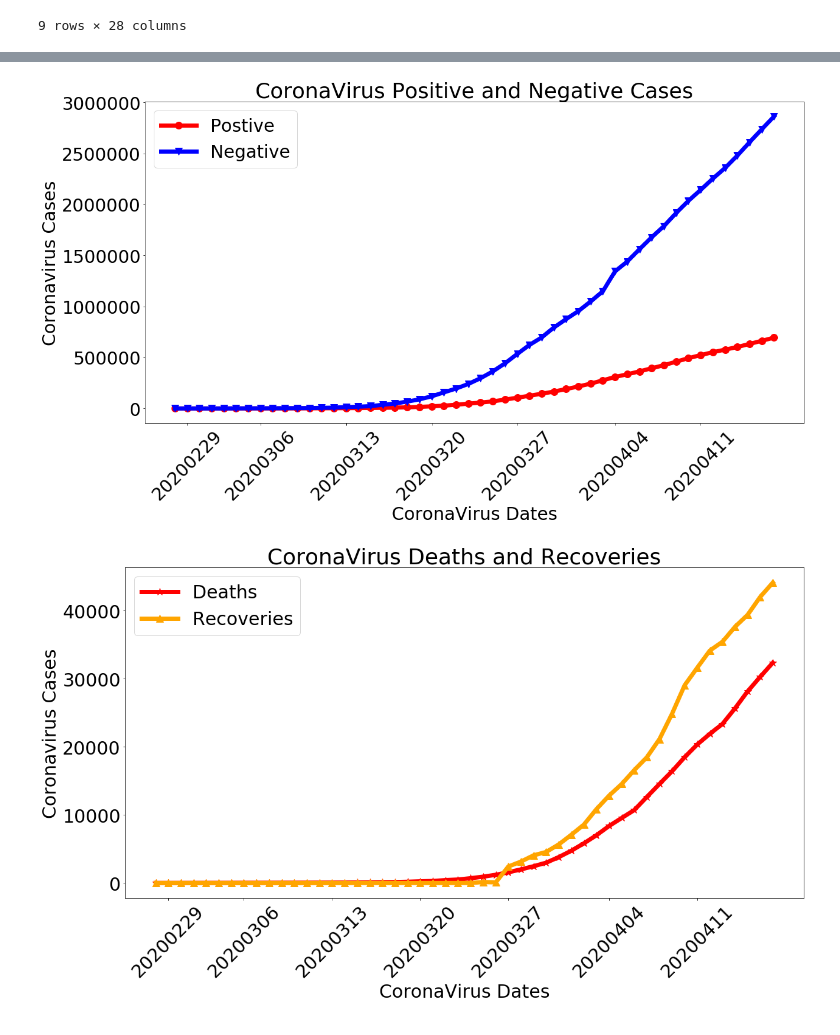
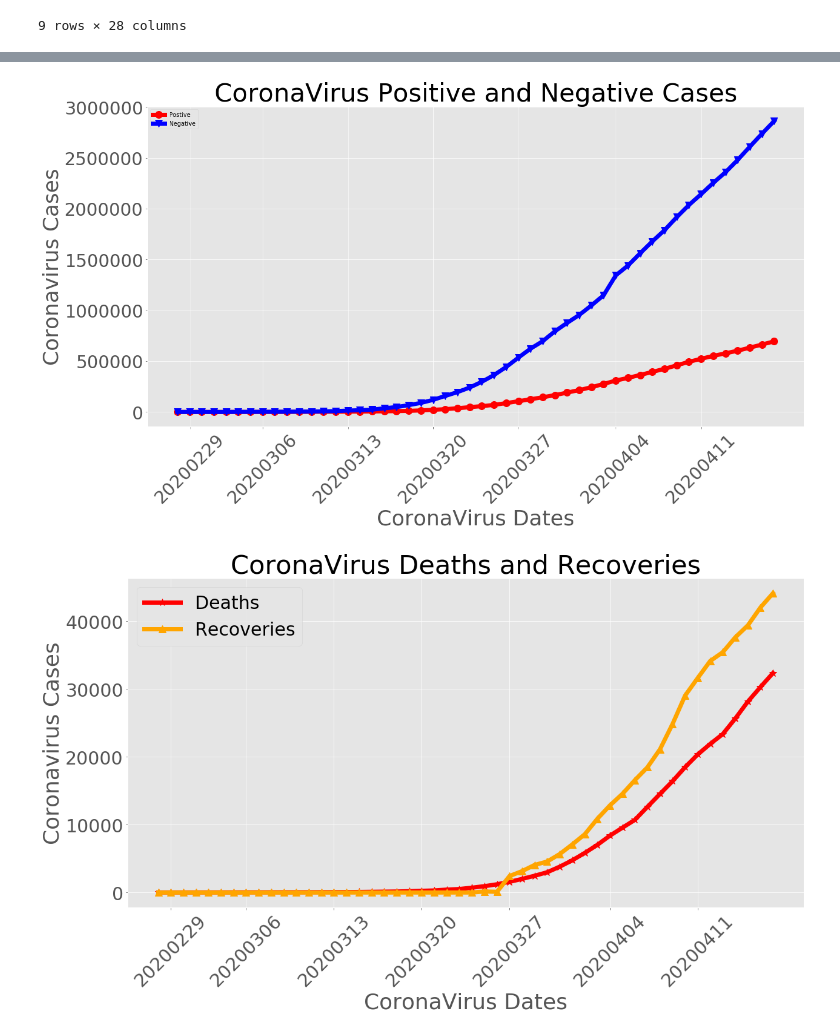
Before and after one commit to arohipant/WolfGang-Project-1, a Jupyter notebook: Project Files/corona_python.ipynb, the cells around one changed output, grey strips where cells are left out. Cells and saved outputs as stored; diff of their text form; code cells hidden in the pictures.

```diff
--- a/Project Files/corona_python.ipynb
+++ b/Project Files/corona_python.ipynb
@@ -179,32 +179,35 @@ for i in x:
     y=0
     y=int(i)%7
     if y == 0:
         final.append(i)
 final
 y=groupbyus_df["positive"]
 z=groupbyus_df["negative"]
 d=groupbyus_df["death"]
 r=groupbyus_df["recovered"]
 plt.plot(x, y,marker='o',color='red',linestyle="solid",linewidth=7.0, markersize=12)
 plt.plot(x,z,marker='v', color='blue',linestyle="solid",linewidth=7.0, markersize=12)
 plt.xticks(rotation=45)
 plt.title("CoronaVirus Positive and Negative Cases")
 plt.xlabel("CoronaVirus Dates")
 plt.ylabel("Coronavirus Cases")
 plt.xticks(final)
+plt.style.use('ggplot')
 plt.grid(color='white')
 plt.gca().legend(('Postive','Negative'))
 plt.show()
+mpl.rcParams['figure.figsize']=(20,10)
+plt.rcParams.update({'font.size': 30})
 plt.plot(x,d,marker='*', color='red',linestyle="solid",linewidth=7.0,  markersize=12)
 plt.plot(x,r,marker='^', color='orange',linestyle="solid",linewidth=7.0,  markersize=12)
 plt.xticks(rotation=45)
 plt.title("CoronaVirus Deaths and Recoveries")
 plt.xlabel("CoronaVirus Dates")
 plt.ylabel("Coronavirus Cases")
 plt.xticks(final)
 plt.grid(color='white')
 plt.gca().legend(('Deaths','Recoveries'))
 plt.show()
 # %% [output]
-[figure, old version]
+[figure, new version]
-[figure, old version]
+[figure, new version]
```
Also changed, not shown: parts of 2 cells of this notebook.
